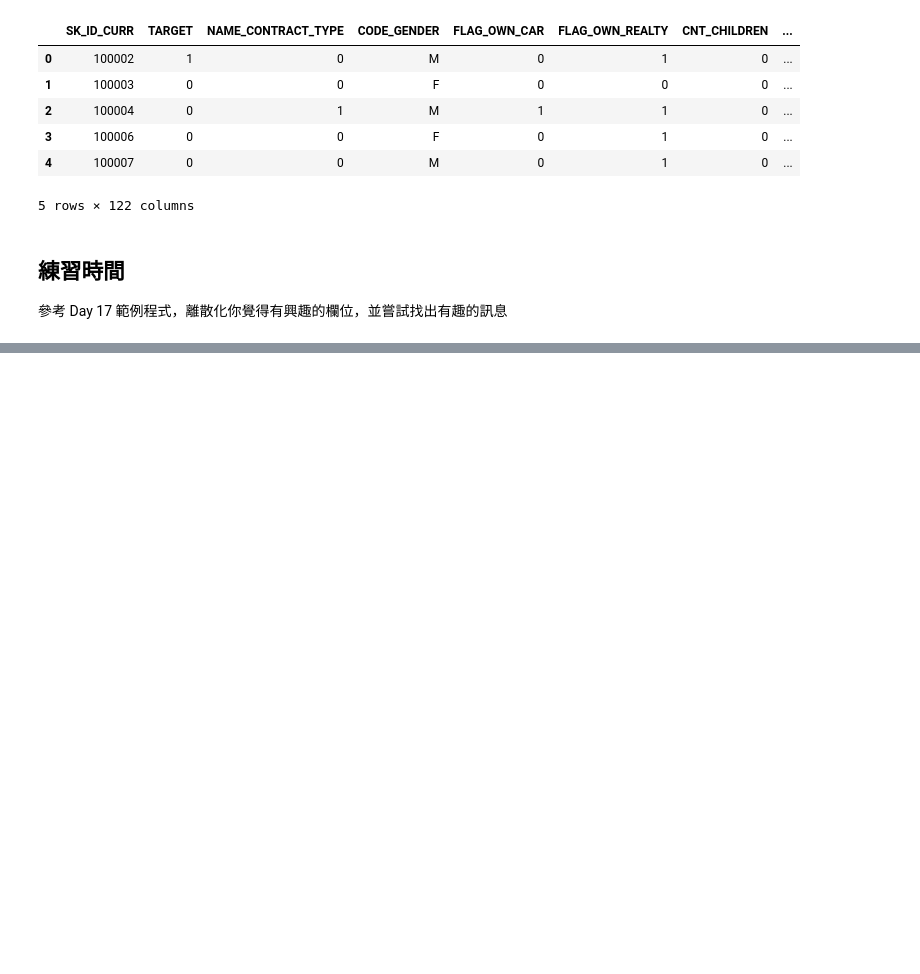
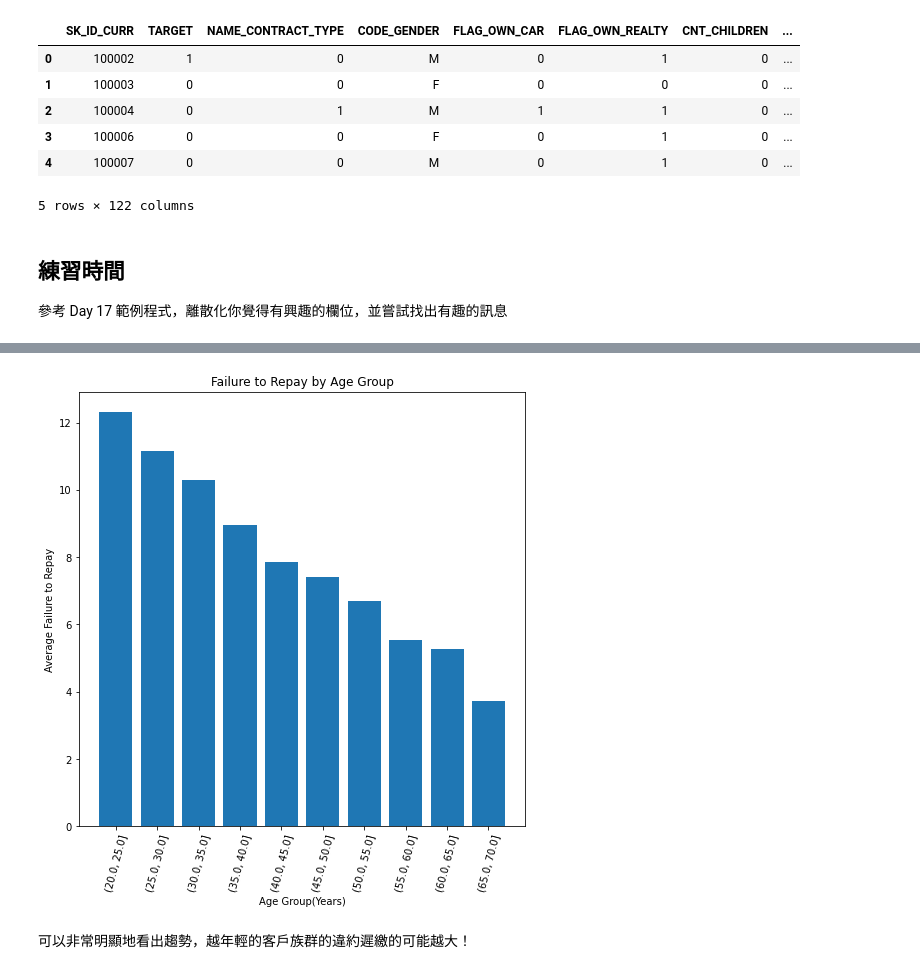
Before and after one commit to u1207426/ML100Days, a Jupyter notebook: homework/Day_018_HW.ipynb, the cells around one changed output, grey strips where cells are left out. Drawn from its saved outputs; the diff is of its cells as text; code cells hidden in the pictures; blank space fills up the shorter version.

```diff
--- a/homework/Day_018_HW.ipynb
+++ b/homework/Day_018_HW.ipynb
@@ -58,7 +58,3 @@ app_train['DAYS_BIRTH'] = abs(app_train['DAYS_BIRTH'])
 # %% [markdown]
 ## 練習時間
 參考 Day 17 範例程式，離散化你覺得有興趣的欄位，並嘗試找出有趣的訊息
-# %%
-app_train["AGES"] = app_train["DAYS_BIRTH"]/365
-app_train["EQUAL_WIDTH_AGES"] = pd.cut(app_train["AGES"], 10)
-app_train[["AGES", "EQUAL_WIDTH_AGES", "TARGET"]].head(50)
@@ -97,3 +60,0 @@ Name: EQUAL_WIDTH_AGES, dtype: int64
-# %%
-app_train["EQUAL_FREQ_AGES"] = pd.qcut(app_train["AGES"], 10)
-app_train[["AGES", "EQUAL_FREQ_AGES"]].head(50)
@@ -131,0 +79,8 @@ Name: EQUAL_FREQ_AGES, dtype: int64
+# %%
+#先把幾個重點欄位TARGET、AGES、DAYS_BIRTH拉出來另存成一個dataframe
+age_data = app_train[["TARGET", "DAYS_BIRTH", "AGES"]]
+
+#對AGES欄位進行分群存在新增的EQUAL_WIDTH_AGES欄位中
+age_data["EQUAL_WIDTH_AGES"] = pd.cut(age_data["AGES"], bins=np.linspace(20, 70, num=11))
+#age_data[["DAYS_BIRTH", "AGES", "EQUAL_WIDTH_AGES", "TARGET"]].head(50)
+age_data.loc[:50, ["DAYS_BIRTH", "AGES", "EQUAL_WIDTH_AGES", "TARGET"]]
@@ -131,0 +110,4 @@ Name: EQUAL_FREQ_AGES, dtype: int64
+# %%
+#計算每個年齡區間的 Target、DAYS_BIRTH與AGES的平均值，這邊的重點是在看分群後EQUAL_WIDTH_AGES與TARGET是不是有相關性
+age_groups = age_data.groupby("EQUAL_WIDTH_AGES").mean()
+age_groups
@@ -131,0 +127,14 @@ Name: EQUAL_FREQ_AGES, dtype: int64
+# %%
+plt.figure(figsize = (8, 8))
+
+px = age_groups.index.astype(str)
+py = age_groups["TARGET"]*100
+plt.bar(px, py)
+
+plt.xticks(rotation = 75); plt.title('Failure to Repay by Age Group')
+plt.xlabel("Age Group(Years)"); plt.ylabel("Average Failure to Repay")
+plt.show()
+# %% [output]
+[figure, added]
+# %% [markdown]
+可以非常明顯地看出趨勢，越年輕的客戶族群的違約遲繳的可能越大！
```
Also changed, not shown: parts of 7 cells of this notebook.
